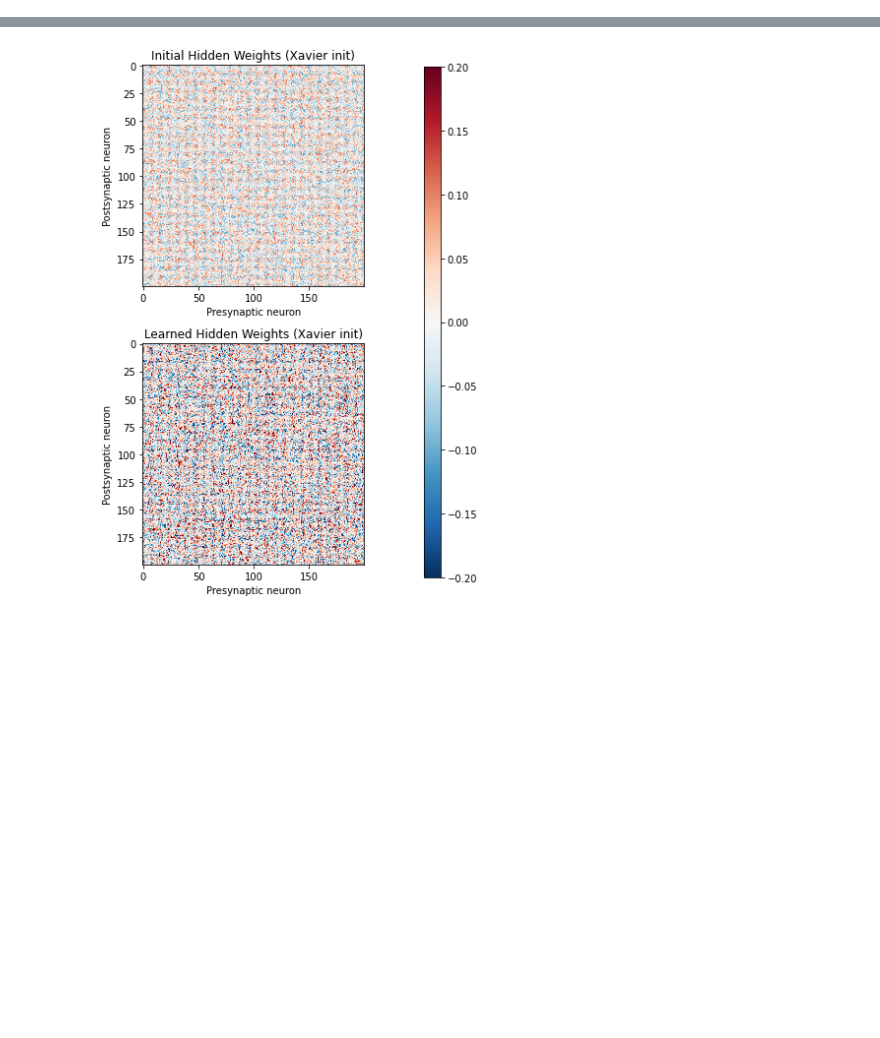
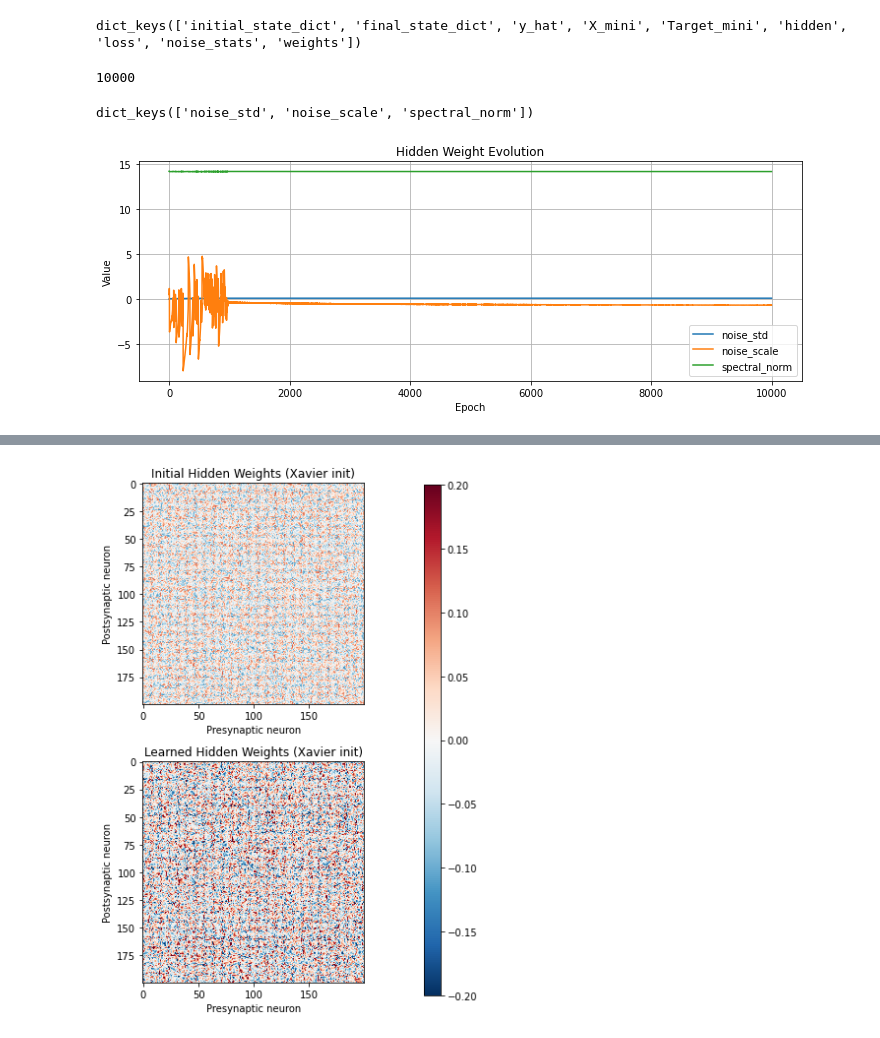
Before and after one commit to margotwagner/HCPrediction, a Jupyter notebook: notebooks/output-explorer.ipynb, the cells around one changed output, grey strips where cells are left out. Saved outputs shown, nothing was run; the diff lists cells and outputs as text; code cells hidden in the pictures; blank space fills up the shorter version.

```diff
--- a/notebooks/output-explorer.ipynb
+++ b/notebooks/output-explorer.ipynb
@@ -38,0 +41,26 @@ outputs = torch.load("../Elman_SGD/predloss/noise/orthog-0.1-07152025.pth.tar")
+# %%
+outputs.keys()
+# %% [output]
+dict_keys(['initial_state_dict', 'final_state_dict', 'y_hat', 'X_mini', 'Target_mini', 'hidden', 'loss', 'noise_stats', 'weights'])
+# %%
+len(outputs["weights"])
+# %% [output]
+10000
+# %%
+outputs["noise_stats"].keys()
+# %% [output]
+dict_keys(['noise_std', 'noise_scale', 'spectral_norm'])
+# %%
+# Plot evolution
+plt.figure(figsize=(10, 4))
+for k in outputs["noise_stats"]:
+    plt.plot(outputs["noise_stats"][k], label=k)
+plt.legend()
+plt.title("Hidden Weight Evolution")
+plt.xlabel("Epoch")
+plt.ylabel("Value")
+plt.grid(True)
+plt.tight_layout()
+plt.show()
+# %% [output]
+[figure, added]
```
Also changed, not shown: parts of 6 cells of this notebook, 4 other files.
